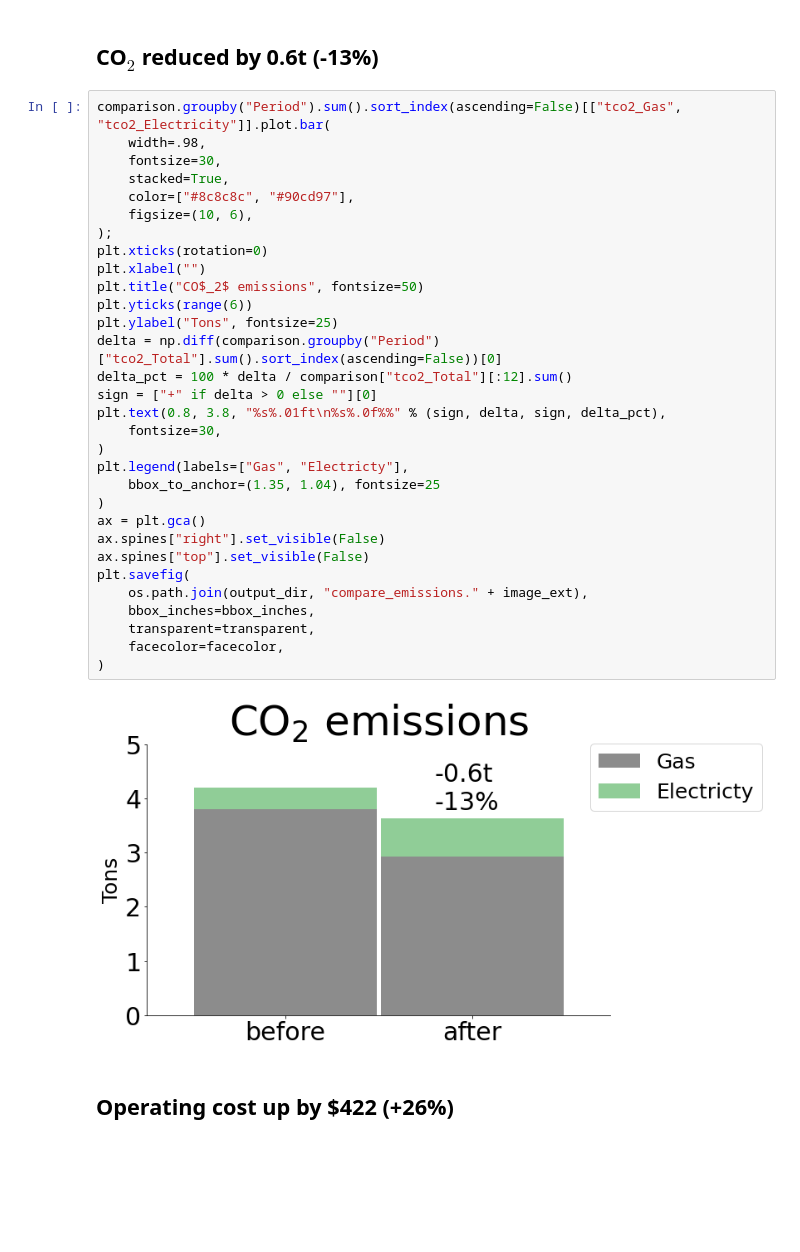
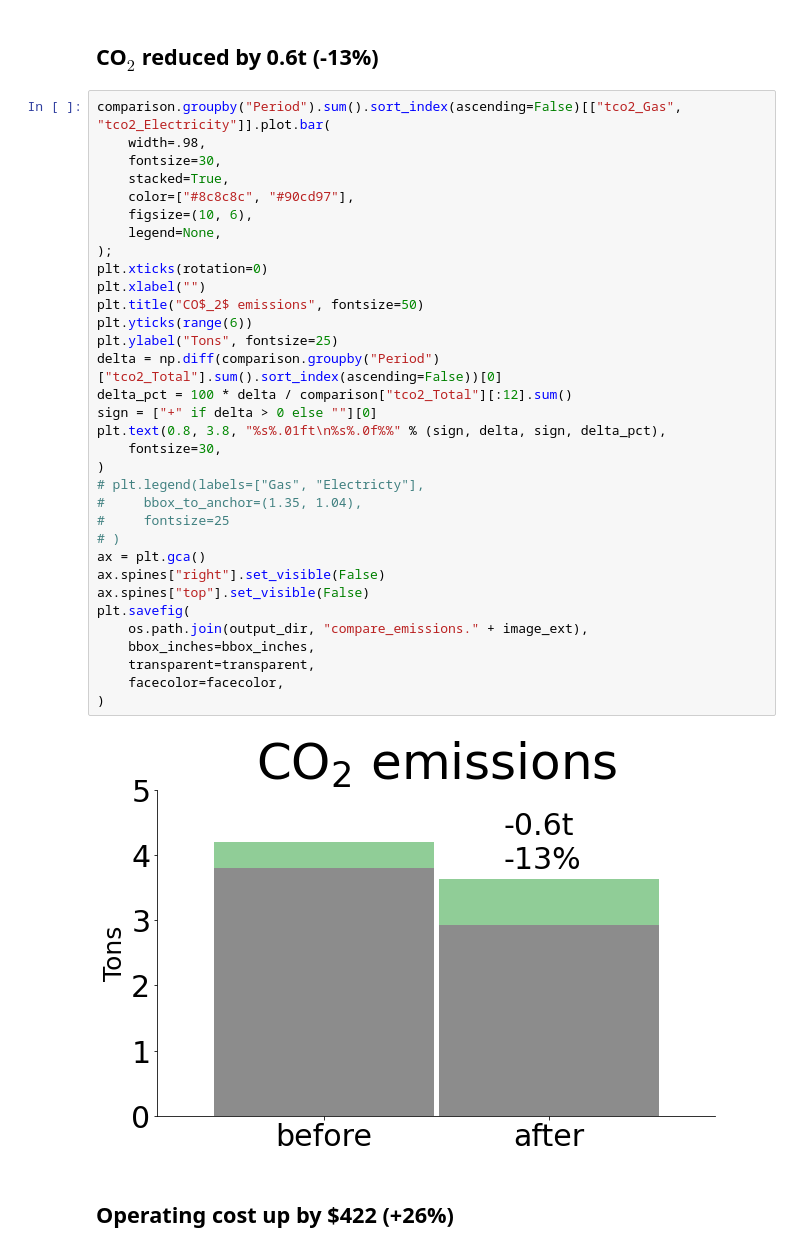
Before and after one commit to ryanfobel/utility-bill-scraper, a Jupyter notebook: notebooks/features/case_study.ipynb, the cells around one changed output. Cells and saved outputs as stored; diff of their text form; blank space fills up the shorter version.

Commit message:
Update figures

```diff
--- a/notebooks/features/case_study.ipynb
+++ b/notebooks/features/case_study.ipynb
@@ -451,36 +451,38 @@ comparison.tail()
 # %%
 comparison.groupby("Period").sum().sort_index(ascending=False)[["tco2_Gas", "tco2_Electricity"]].plot.bar(
     width=.98,
     fontsize=30,
     stacked=True,
     color=["#8c8c8c", "#90cd97"],
     figsize=(10, 6),
+    legend=None,
 );
 plt.xticks(rotation=0)
 plt.xlabel("")
 plt.title("CO$_2$ emissions", fontsize=50)
 plt.yticks(range(6))
 plt.ylabel("Tons", fontsize=25)
 delta = np.diff(comparison.groupby("Period")["tco2_Total"].sum().sort_index(ascending=False))[0]
 delta_pct = 100 * delta / comparison["tco2_Total"][:12].sum()
 sign = ["+" if delta > 0 else ""][0]
 plt.text(0.8, 3.8, "%s%.01ft\n%s%.0f%%" % (sign, delta, sign, delta_pct),
     fontsize=30,
 )
-plt.legend(labels=["Gas", "Electricty"],
-    bbox_to_anchor=(1.35, 1.04), fontsize=25
-)
+# plt.legend(labels=["Gas", "Electricty"],
+#     bbox_to_anchor=(1.35, 1.04),
+#     fontsize=25
+# )
 ax = plt.gca()
 ax.spines["right"].set_visible(False)
 ax.spines["top"].set_visible(False)
 plt.savefig(
     os.path.join(output_dir, "compare_emissions." + image_ext),
     bbox_inches=bbox_inches,
     transparent=transparent,
     facecolor=facecolor,
 )
 # %% [output]
-[figure, old version]
+[figure, new version]
 # %% [markdown]
 ## Operating cost up by $422 (+26%)
 # %%
```
Also changed, not shown: parts of 2 cells of this notebook, 1 other file.
